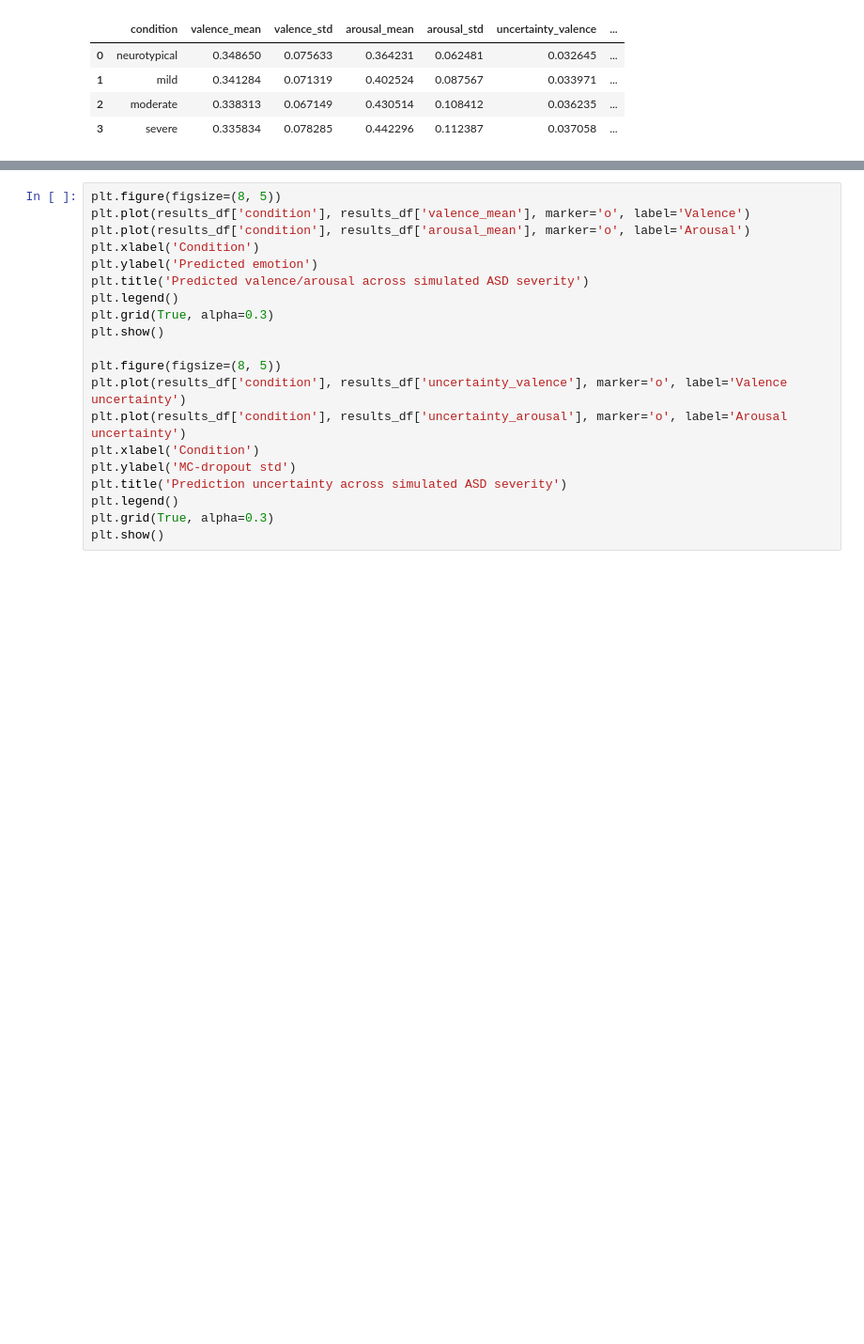
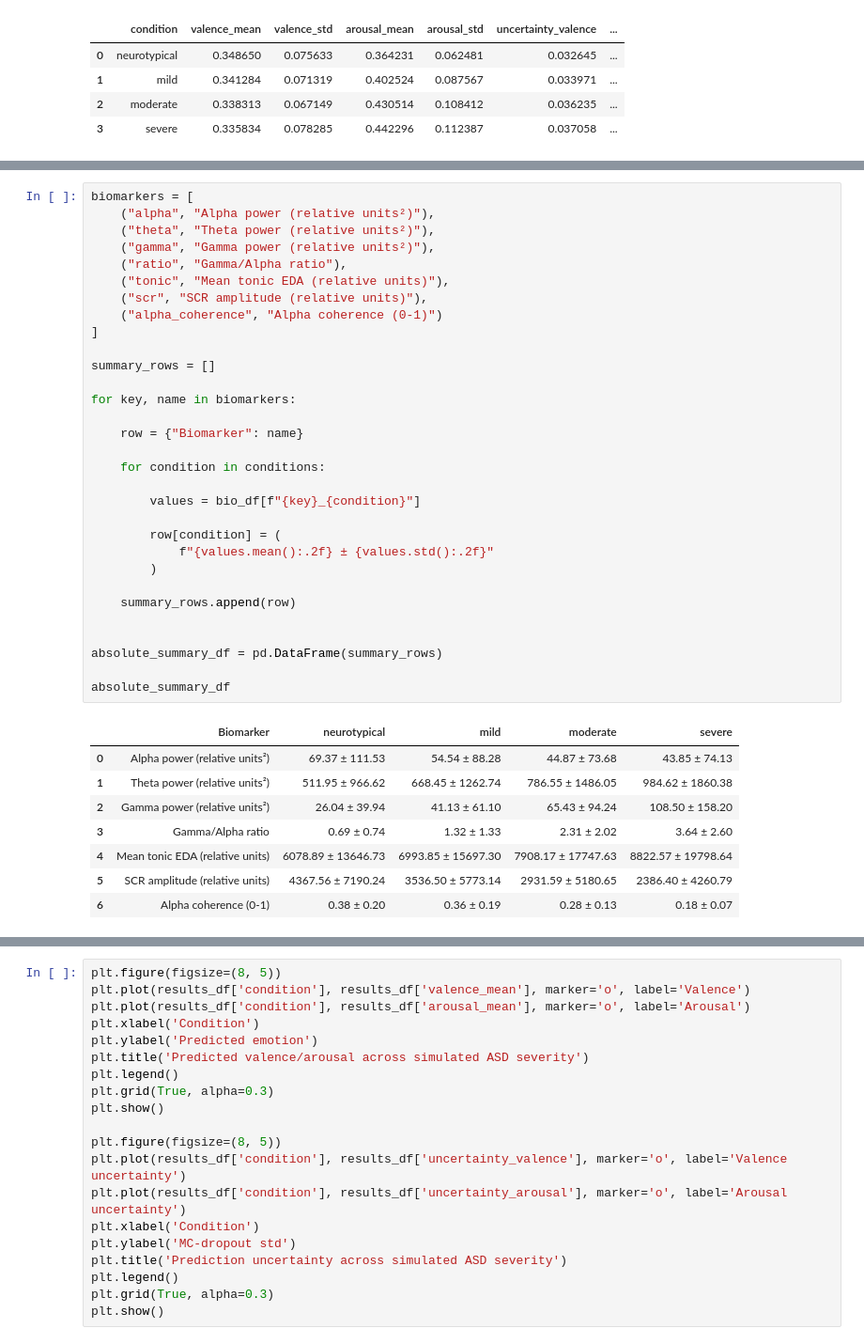
Before and after one commit to vhuangusa/ASD-Emotion-Adaptive-Music-Gen, a Jupyter notebook: ASD_AI_Music_Generation_Colab_hybrid_architecture.ipynb, the cells around one changed output, grey strips where cells are left out. Shown at 94% size. Saved outputs shown, nothing was run; the diff lists cells and outputs as text; blank space fills up the shorter version.

```diff
--- a/ASD_AI_Music_Generation_Colab_hybrid_architecture.ipynb
+++ b/ASD_AI_Music_Generation_Colab_hybrid_architecture.ipynb
@@ -2147,0 +2450,40 @@ Saved: /content/drive/MyDrive/2025/ASD_Project/DEAP_Data/results/clean_nt_vs_asd
+# %%
+biomarkers = [
+    ("alpha", "Alpha power (relative units²)"),
+    ("theta", "Theta power (relative units²)"),
+    ("gamma", "Gamma power (relative units²)"),
+    ("ratio", "Gamma/Alpha ratio"),
+    ("tonic", "Mean tonic EDA (relative units)"),
+    ("scr", "SCR amplitude (relative units)"),
+    ("alpha_coherence", "Alpha coherence (0-1)")
+]
+
+summary_rows = []
+
+for key, name in biomarkers:
+
+    row = {"Biomarker": name}
+
+    for condition in conditions:
+
+        values = bio_df[f"{key}_{condition}"]
+
+        row[condition] = (
+            f"{values.mean():.2f} ± {values.std():.2f}"
+        )
+
+    summary_rows.append(row)
+
+
+absolute_summary_df = pd.DataFrame(summary_rows)
+
+absolute_summary_df
+# %% [output]
+|  | Biomarker | neurotypical | mild | moderate | severe |
+| 0 | Alpha power (relative units²) | 69.37 ± 111.53 | 54.54 ± 88.28 | 44.87 ± 73.68 | 43.85 ± 74.13 |
+| 1 | Theta power (relative units²) | 511.95 ± 966.62 | 668.45 ± 1262.74 | 786.55 ± 1486.05 | 984.62 ± 1860.38 |
+| 2 | Gamma power (relative units²) | 26.04 ± 39.94 | 41.13 ± 61.10 | 65.43 ± 94.24 | 108.50 ± 158.20 |
+| 3 | Gamma/Alpha ratio | 0.69 ± 0.74 | 1.32 ± 1.33 | 2.31 ± 2.02 | 3.64 ± 2.60 |
+| 4 | Mean tonic EDA (relative units) | 6078.89 ± 13646.73 | 6993.85 ± 15697.30 | 7908.17 ± 17747.63 | 8822.57 ± 19798.64 |
+| 5 | SCR amplitude (relative units) | 4367.56 ± 7190.24 | 3536.50 ± 5773.14 | 2931.59 ± 5180.65 | 2386.40 ± 4260.79 |
+| 6 | Alpha coherence (0-1) | 0.38 ± 0.20 | 0.36 ± 0.19 | 0.28 ± 0.13 | 0.18 ± 0.07 |
```
Also changed, not shown: parts of 39 cells of this notebook.
